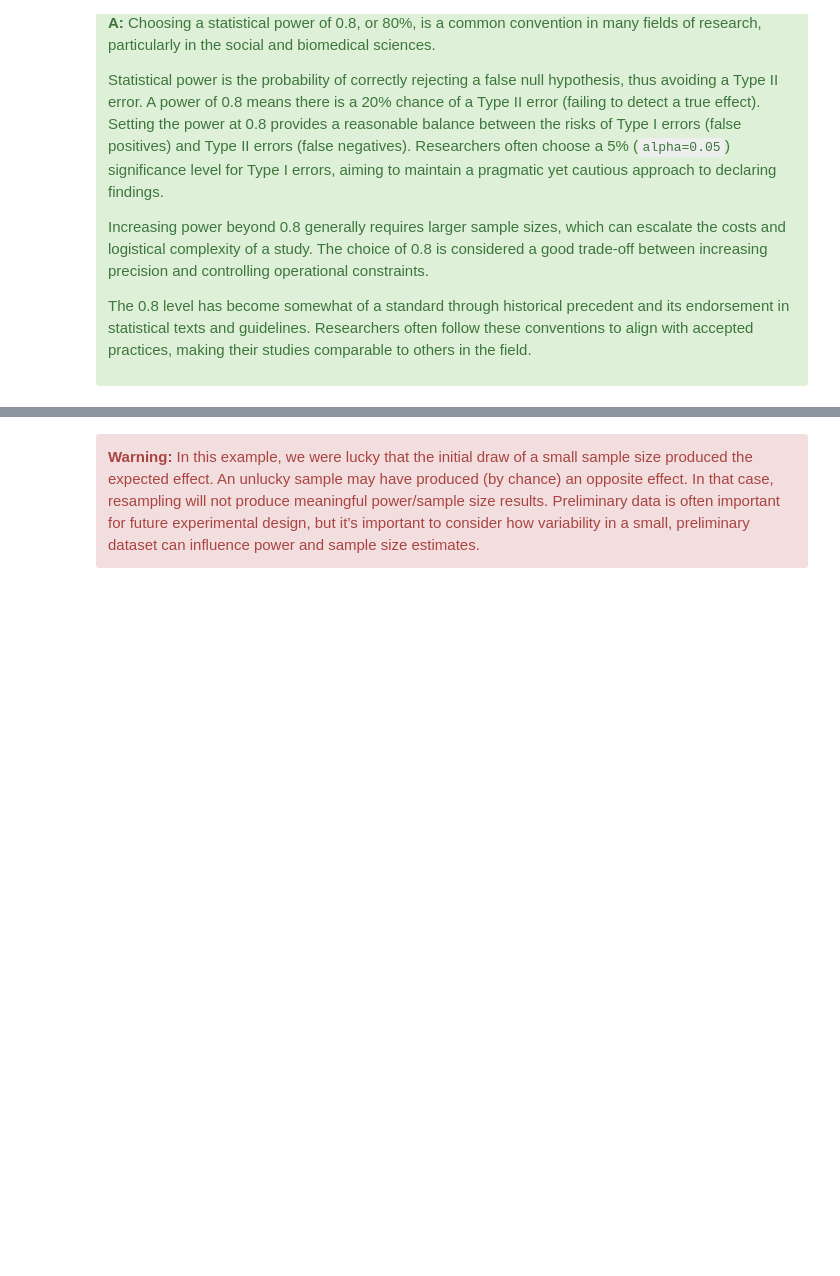
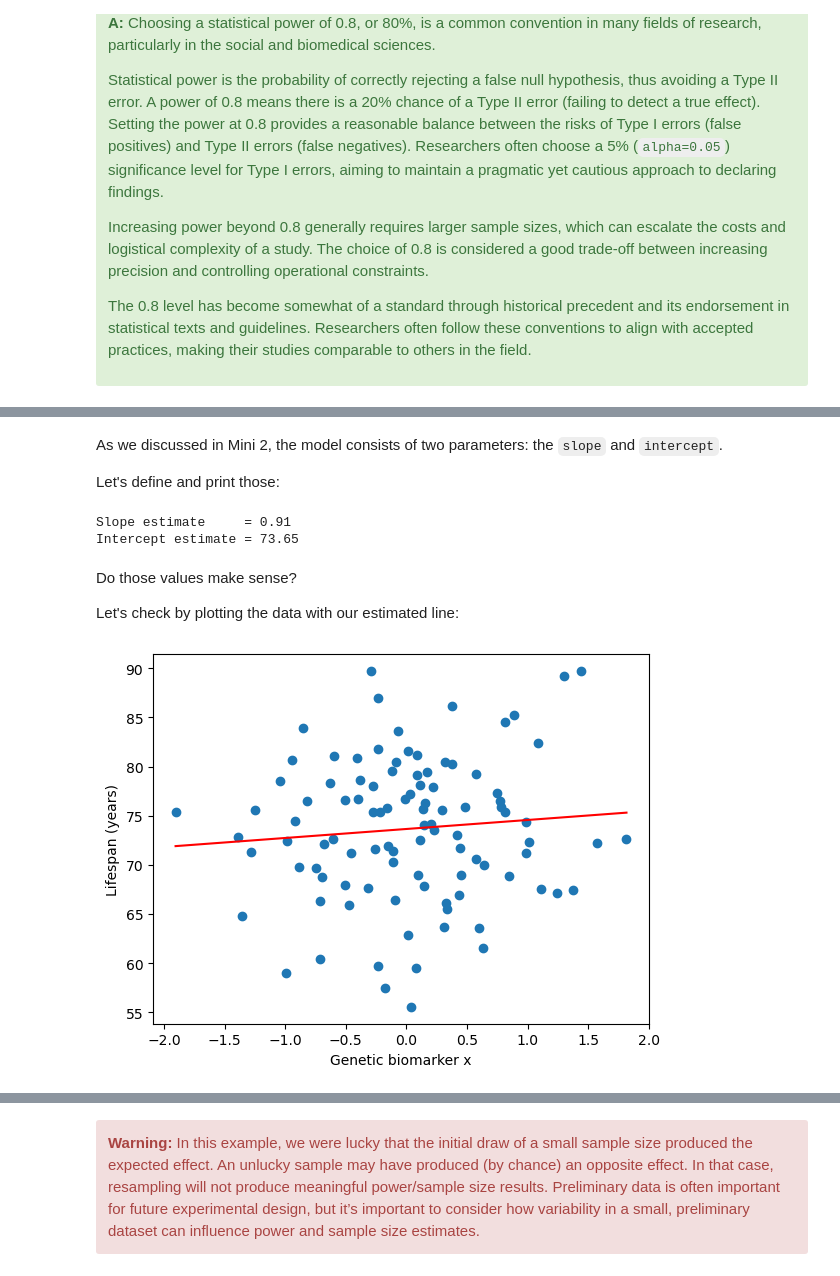
Before and after one commit to Mark-Kramer/METER-Units, a Jupyter notebook: METER_Sample_Size-SHORT.ipynb, the cells around one changed output, grey strips where cells are left out. Saved outputs shown, nothing was run; the diff lists cells and outputs as text; code cells hidden in the pictures; blank space fills up the shorter version.

```diff
--- a/METER_Sample_Size-SHORT.ipynb
+++ b/METER_Sample_Size-SHORT.ipynb
@@ -539,0 +713,33 @@ The 0.8 level has become somewhat of a standard through historical precedent and
+# %%
+# Estimate a line from the data.
+from statsmodels.formula.api import ols
+dat   = {"x": x, "lifespan": lifespan}
+model = ols("lifespan ~ 1 + x", data=dat).fit()
+# %% [markdown]
+As we discussed in Mini 2, the model consists of two parameters: the `slope` and `intercept`.
+
+Let's define and print those:
+# %%
+slope     = model.params.iloc[1]
+intercept = model.params.iloc[0]
+
+print('Slope estimate     = {:.2f}'.format(slope))
+print('Intercept estimate = {:.2f}'.format(intercept))
+# %% [output]
+Slope estimate     = 0.91
+Intercept estimate = 73.65
+# %% [markdown]
+Do those values make sense?
+
+Let's check by plotting the data with our estimated line:
+# %%
+# Get the model prediciton.
+pred   = model.get_prediction().summary_frame();  mn = pred['mean']
+# And plot it.
+indices_sorted = np.argsort(x,0)
+plt.scatter(x,lifespan)
+plt.plot(x[indices_sorted[:,0]],mn[indices_sorted[:,0]], 'r')
+plt.xlabel('Genetic biomarker x')
+plt.ylabel('Lifespan (years)');
+# %% [output]
+[figure, added]
```
Also changed, not shown: parts of 91 cells of this notebook.
